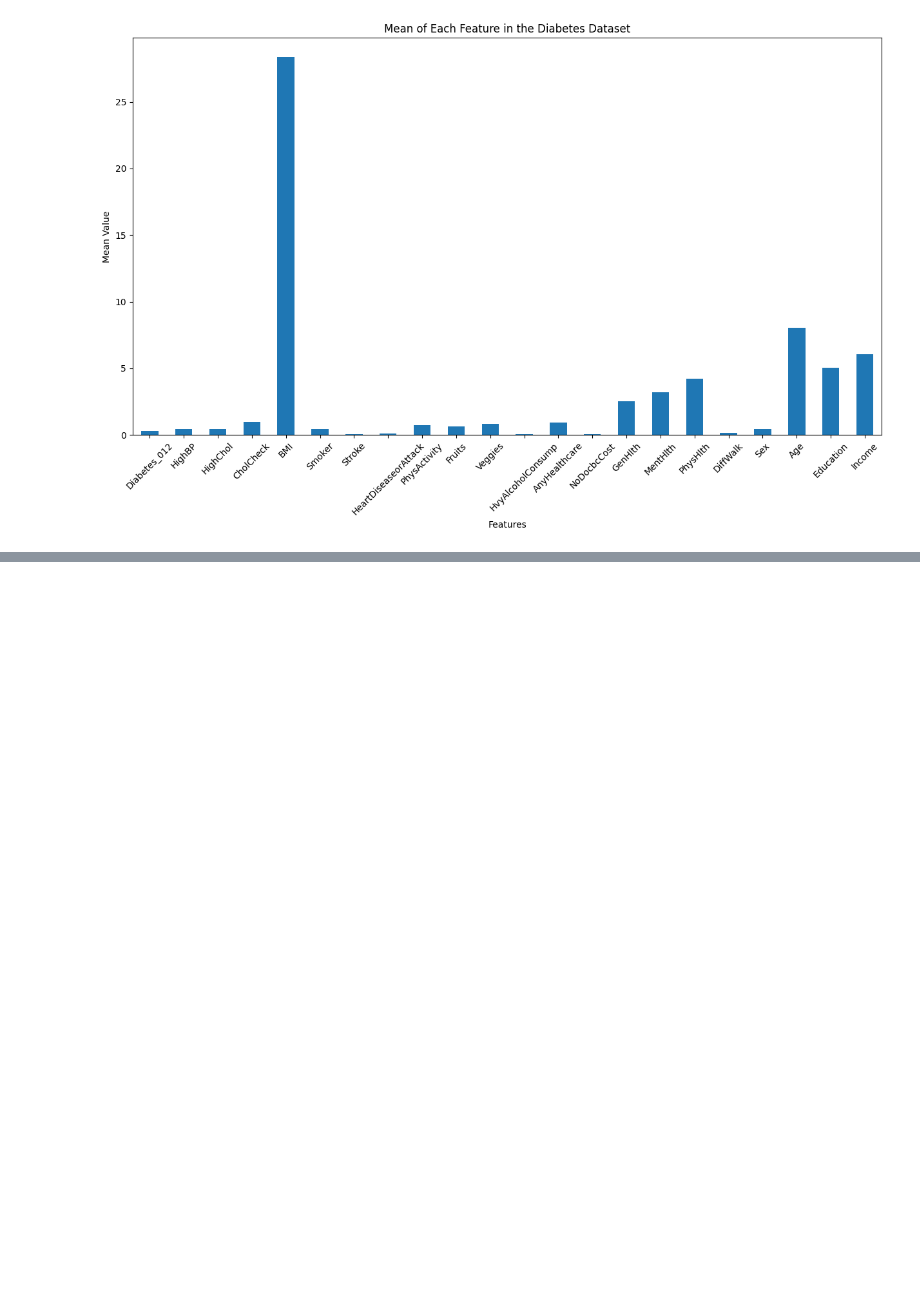
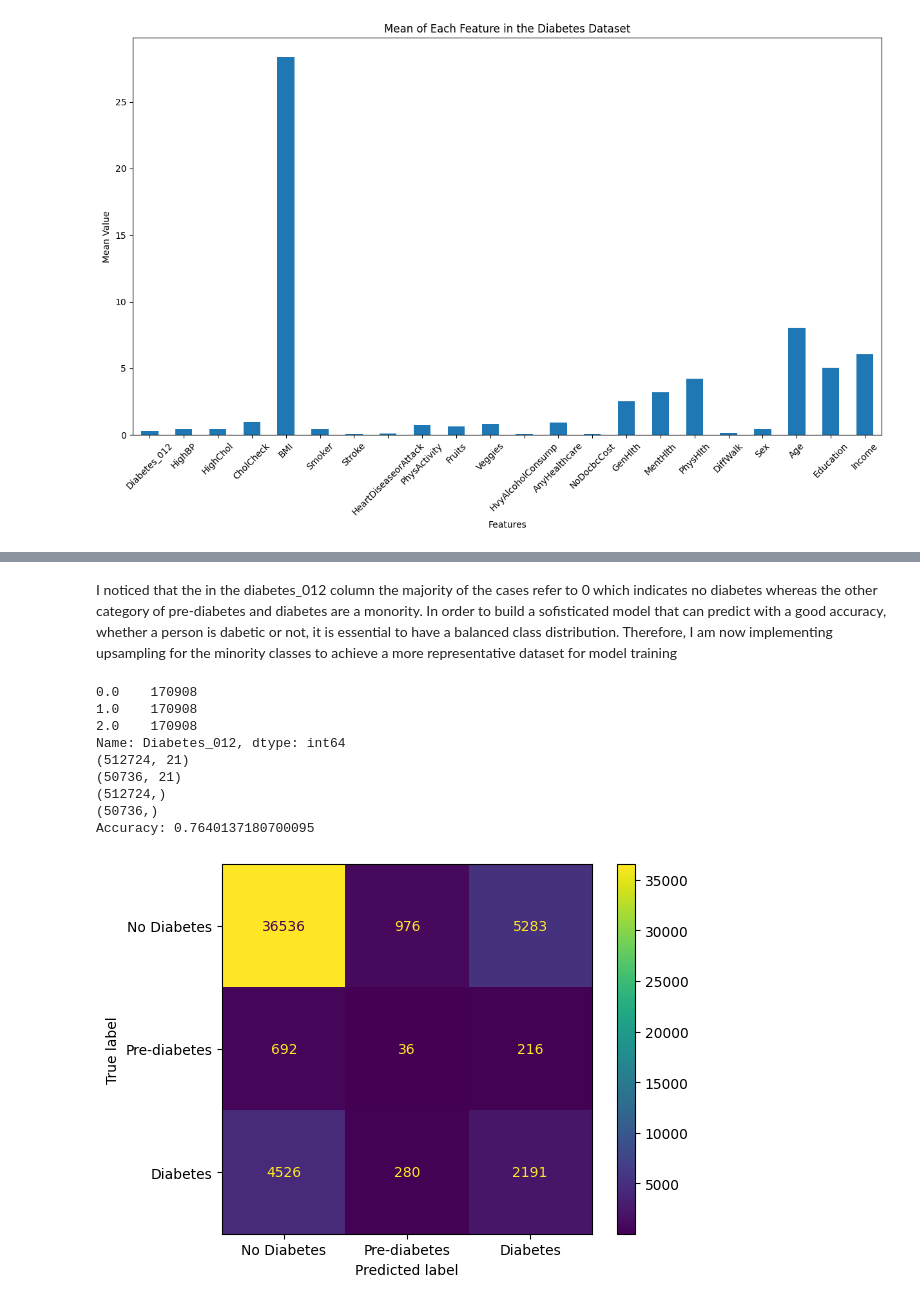
Before and after one commit to sykathowlader/group6_introToAi, a Jupyter notebook: diabetes.ipynb, the cells around one changed output, grey strips where cells are left out. Saved outputs shown, nothing was run; the diff lists cells and outputs as text; code cells hidden in the pictures; blank space fills up the shorter version.

```diff
--- a/diabetes.ipynb
+++ b/diabetes.ipynb
@@ -175,0 +260,49 @@ feature_max_min_df
+# %% [markdown]
+I noticed that the in the diabetes_012 column the majority of the cases refer to 0 which indicates no diabetes whereas the other category of pre-diabetes and diabetes are a monority. In order to build a sofisticated model that can predict with a good accuracy, whether a person is dabetic or not, it is essential to have a balanced class distribution. Therefore, I am now implementing upsampling for the minority classes to achieve a more representative dataset for model training
+# %%
+df_train = pd.concat([X_train, y_train], axis=1)
+df_majority = df_train[df_train.Diabetes_012 == 0]
+df_minority_1 = df_train[df_train.Diabetes_012 == 1]
+df_minority_2 = df_train[df_train.Diabetes_012 == 2]
+
+
+# Upsample minority classes in the training set
+df_minority_1_upsampled = resample(df_minority_1, replace=True, n_samples=len(df_majority), random_state=123)
+df_minority_2_upsampled = resample(df_minority_2, replace=True, n_samples=len(df_majority), random_state=123)
+
+# Combine majority class with upsampled minority class
+df_upsampled = pd.concat([df_majority, df_minority_1_upsampled, df_minority_2_upsampled])
+
+print(df_upsampled.Diabetes_012.value_counts())
+
+# Prepare the upsampled training data
+X_train_upsampled = df_upsampled.drop('Diabetes_012', axis=1)
+y_train_upsampled = df_upsampled['Diabetes_012']
+
+print(X_train_upsampled.shape)
+print(X_test.shape)
+print(y_train_upsampled.shape)
+print(y_test.shape)
+
+# Initialize the Decision Tree Classifier
+decision_tree = DecisionTreeClassifier(criterion='entropy')
+decision_tree.fit(X_train_upsampled, y_train_upsampled)
+y_pred = decision_tree.predict(X_test)
+accuracy = accuracy_score(y_test, y_pred)
+print('Accuracy:', accuracy)
+
+cm = confusion_matrix(y_test, y_pred)
+disp = ConfusionMatrixDisplay(confusion_matrix=cm, display_labels=['No Diabetes', 'Pre-diabetes', 'Diabetes'])
+disp.plot()
+plt.show()
+# %% [output]
+0.0    170908
+1.0    170908
+2.0    170908
+Name: Diabetes_012, dtype: int64
+(512724, 21)
+(50736, 21)
+(512724,)
+(50736,)
+Accuracy: 0.7640137180700095
+[figure, added]
```
Also changed, not shown: parts of 17 cells of this notebook.
